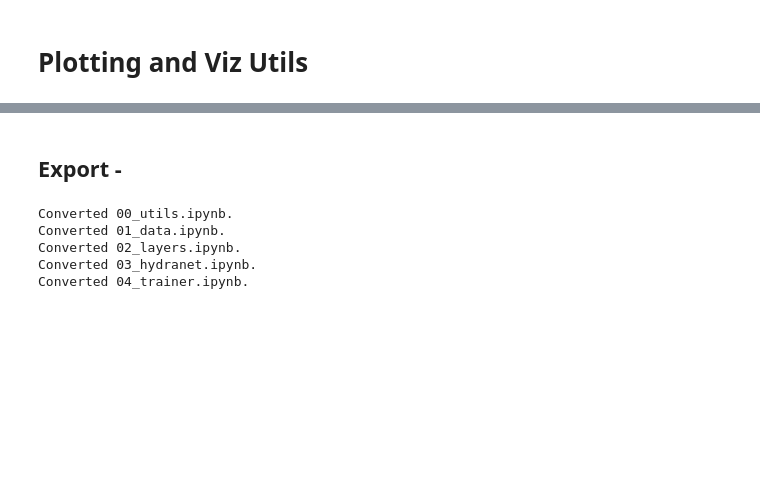
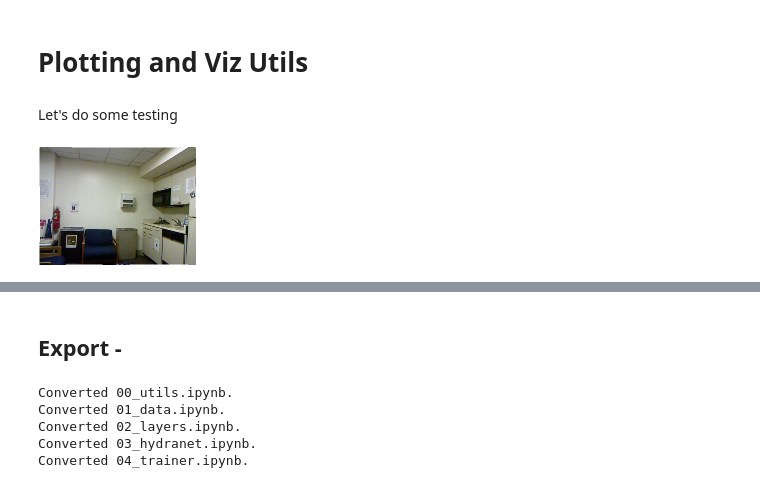
Before and after one commit to tcapelle/hydra_net, a Jupyter notebook: 00_utils.ipynb, the cells around one changed output, grey strips where cells are left out. Saved outputs shown, nothing was run; the diff lists cells and outputs as text; code cells hidden in the pictures; blank space fills up the shorter version.

```diff
--- a/00_utils.ipynb
+++ b/00_utils.ipynb
@@ -9,0 +48,7 @@ from fastcore.all import *
+# %% [markdown]
+Let's do some testing
+# %%
+pil_img = Image.open("images/img.png")
+pil_img
+# %% [output]
+[figure, added]
```
Also changed, not shown: parts of 7 cells of this notebook, 12 other files.
